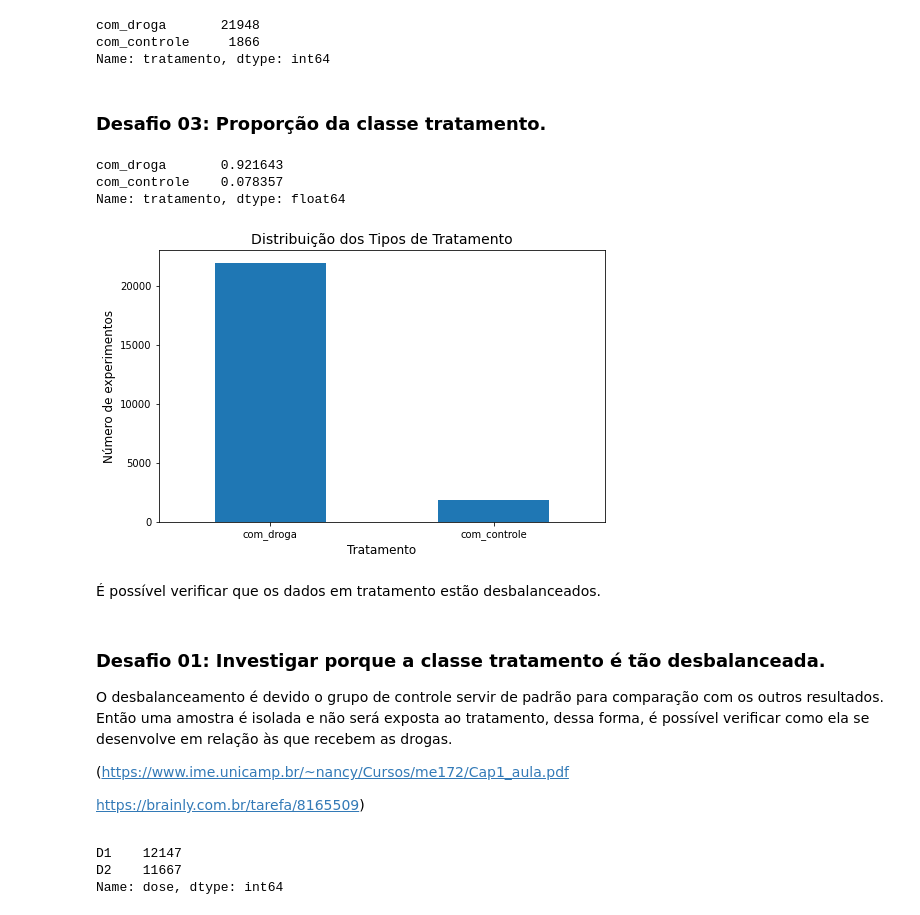
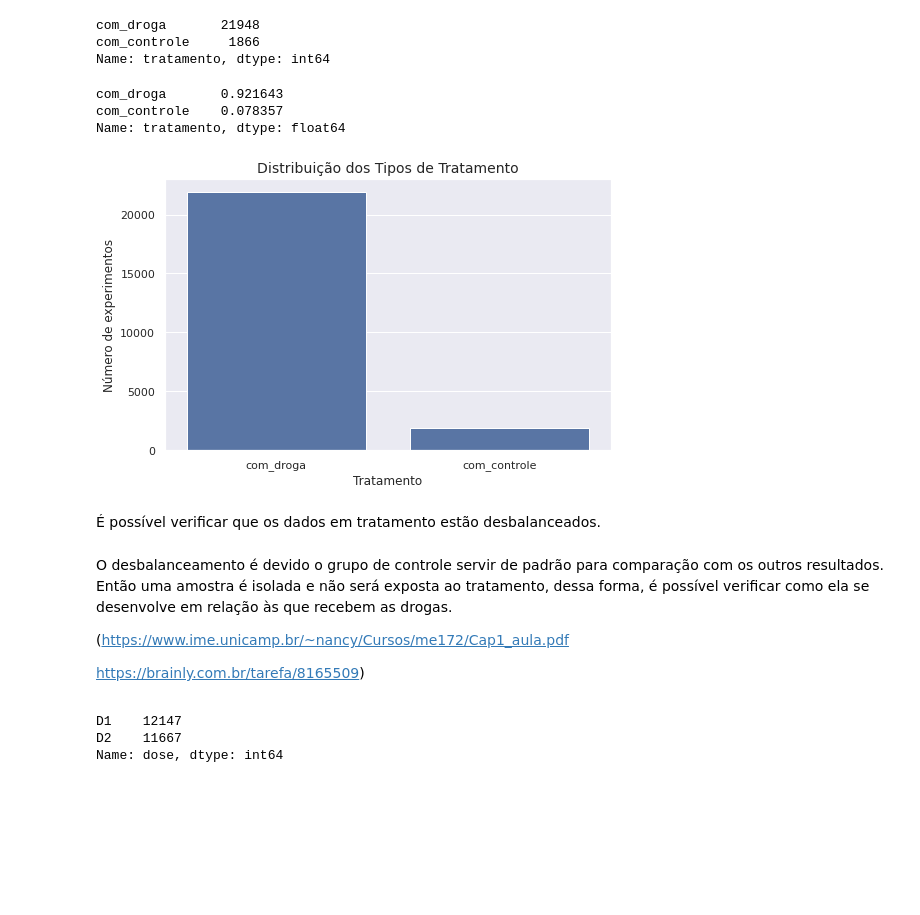
Before and after one commit to vanessanmd/imersao-dados3-alura, a Jupyter notebook: imersão_dados_3.ipynb, the cells around one changed output. Cells and saved outputs as stored; diff of their text form; code cells hidden in the pictures; blank space fills up the shorter version.

```diff
--- a/imersão_dados_3.ipynb
+++ b/imersão_dados_3.ipynb
@@ -82,5 +92,6 @@ Para evitar erros durante execução de querys, as colunas que possuem hífen no
 # %%
 dados.columns = dados.columns.str.replace('-', '')
+dados.rename(columns={'droga': 'composto'}, inplace=True)
 # %%
 dados
 # %% [output]
@@ -134,8 +145,6 @@ dados['tratamento'].value_counts()
 com_droga       21948
 com_controle     1866
 Name: tratamento, dtype: int64
-# %% [markdown]
-### Desafio 03: Proporção da classe tratamento.
 # %%
 # Verificar a proporção desses dados.
 dados['tratamento'].value_counts(normalize=True)
@@ -145,18 +154,20 @@ com_controle    0.078357
 Name: tratamento, dtype: float64
 # %%
 # Visualisando a coluna tratamento
-dados['tratamento'].value_counts().plot.bar(figsize=(8, 5))
-plt.title('Distribuição dos Tipos de Tratamento', fontsize=14)
+plt.figure(figsize=(8, 5))
+ax = sns.countplot(x='tratamento',
+                 data=dados,
+                 color='b')
+ax.set_title('Distribuição dos Tipos de Tratamento', fontsize=14)
 plt.xlabel('Tratamento', fontsize=12)
 plt.ylabel('Número de experimentos', fontsize=12)
 plt.xticks(rotation=0)
 plt.show()
 # %% [output]
-[figure, old version]
+[figure, new version]
 # %% [markdown]
 É possível verificar que os dados em tratamento estão desbalanceados.
 # %% [markdown]
-### Desafio 01: Investigar porque a classe tratamento é tão desbalanceada.
 O desbalanceamento é devido o grupo de controle servir de padrão para comparação com os outros resultados. Então uma amostra é isolada e não será exposta ao tratamento, dessa forma, é possível verificar como ela se desenvolve em relação às que recebem as drogas. <p>
 (https://www.ime.unicamp.br/~nancy/Cursos/me172/Cap1_aula.pdf <p>
 https://brainly.com.br/tarefa/8165509)
```
Also changed, not shown: parts of 44 cells of this notebook.
